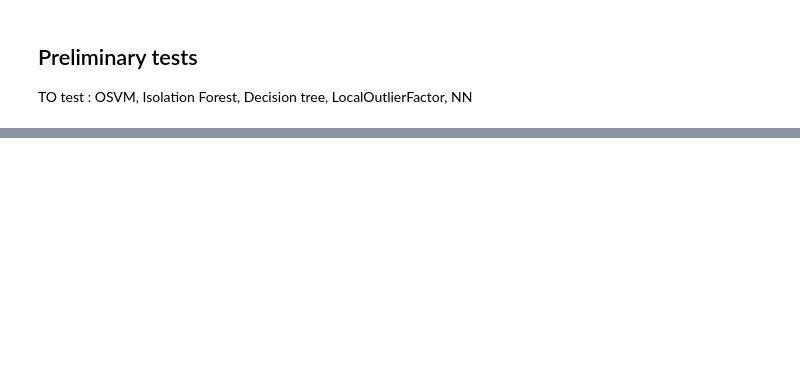
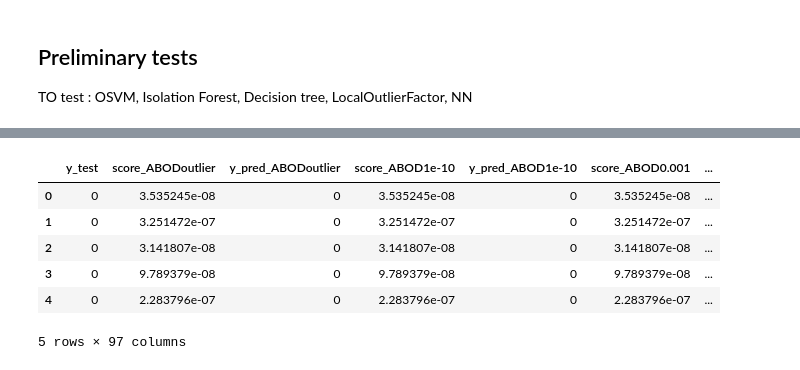
Before and after one commit to Benoitane/Detection-anomalies-et-nouveautes, a Jupyter notebook: preliminary_tests.ipynb, the cells around one changed output, grey strips where cells are left out. Saved outputs shown, nothing was run; the diff lists cells and outputs as text; code cells hidden in the pictures; blank space fills up the shorter version.

```diff
--- a/preliminary_tests.ipynb
+++ b/preliminary_tests.ipynb
@@ -106,42 +102,60 @@ AutoEncoder(batch_size=32, contamination=10, dropout_rate=0.2, epochs=100,
 # %%
+dict_clf={}
+df_result = pd.DataFrame({"y_test" : np.array(y_test).astype(int)})
+dict_result={}
+
 for i, (clf_name, clf) in enumerate(classifiers.items()):
     print("\n---------------------"+clf_name+"---------------------")
     print("Classifier with correct contamination : ", clf)
+    dict_result[clf_name]={}
+    dict_clf[clf_name]={}
 
     for contamination in args["contamination"]:
         print('\n----Contamination rate : '+str(contamination)+'----')
-        # update contamination
+
+        # update contamination of the classifier
         clf.contamination=contamination
 
+        # define contamination name (for backup purpose)
         if contamination == outlier_fraction:
             contamination_name = "outlier"
         else :
             contamination_name = str(contamination)
+        dict_result[clf_name][contamination_name]={}
 
-        # Fit
-        clf.fit(X)
+        # Fit on training data
+        clf.fit(X_train)
+        dict_clf[clf_name][contamination_name]=clf
 
-        # Predict raw anomaly score
-        scores_pred = -clf.decision_function(X)
+        # Predict raw anomaly score on test data
+        scores_pred = -clf.decision_function(X_test) # take the negative to get a positive number for an anomaly
         df_result[str("score_"+clf_name+contamination_name)] = scores_pred
 
         # Threshold value to consider a datapoint inlier or outlier
-        threshold = stats.scoreatpercentile(scores_pred,100 * outlier_fraction)
+        threshold = stats.scoreatpercentile(scores_pred,100 * contamination)
         print("threshold value : ", threshold)
-        df_result[str("thres_"+clf_name+contamination_name)] = threshold
+#         df_result[str("thres_"+clf_name+contamination_name)] = threshold
+        dict_result[clf_name][contamination_name]["thres"] = threshold
 
         # Prediction
-        y_pred = clf.predict(X)
+        y_pred = clf.predict(X_test)
         n_inliers = len(y_pred) - np.count_nonzero(y_pred)
         n_outliers = np.count_nonzero(y_pred == 1)
         df_result[str("y_pred_"+clf_name+contamination_name)] = y_pred.tolist()
         print('Number of outliers : ',n_outliers,'\nNumber of inliers : ',n_inliers)
 
         # no of errors in prediction
-        n_errors = (y_pred != y).sum()
+        n_errors = np.sum(y_pred != np.array(y_test))
         print('Number of errors : ',n_errors)
+        dict_result[clf_name][contamination_name]["n_errors"] = n_errors
+        FP = np.sum((np.array(y_test)==0) & (y_pred==1))
+        print("Number of FP : ",FP)
+        dict_result[clf_name][contamination_name]["FP"] = FP
+        FN = np.sum((np.array(y_test)==1) & (y_pred==0))
+        print("Number of FN : ",FN)
+        dict_result[clf_name][contamination_name]["FN"] = FN
 
-        # plot confusion matrix
-        plot_confusion(y_pred, y=y)
+#         # plot confusion matrix
+#         plot_confusion(y_pred, y=y)
 # %% [output]
 ---------------------ABOD---------------------
@@ -203,2 +212,12 @@ df_result
 # %%
 pkl.dump(df_result,open('pickles/df_result.pkl', 'wb') )
+pkl.dump(dict_result,open('pickles/dict_result.pkl', 'wb') )
+df_result.head()
+# %% [output]
+|  | y_test | score_ABODoutlier | y_pred_ABODoutlier | score_ABOD1e-10 | y_pred_ABOD1e-10 | score_ABOD0.001 | ... |
+| 0 | 0 | 3.535245e-08 | 0 | 3.535245e-08 | 0 | 3.535245e-08 | ... |
+| 1 | 0 | 3.251472e-07 | 0 | 3.251472e-07 | 0 | 3.251472e-07 | ... |
+| 2 | 0 | 3.141807e-08 | 0 | 3.141807e-08 | 0 | 3.141807e-08 | ... |
+| 3 | 0 | 9.789379e-08 | 0 | 9.789379e-08 | 0 | 9.789379e-08 | ... |
+| 4 | 0 | 2.283796e-07 | 0 | 2.283796e-07 | 0 | 2.283796e-07 | ... |
+5 rows × 97 columns
```
Also changed, not shown: parts of 15 cells of this notebook.
